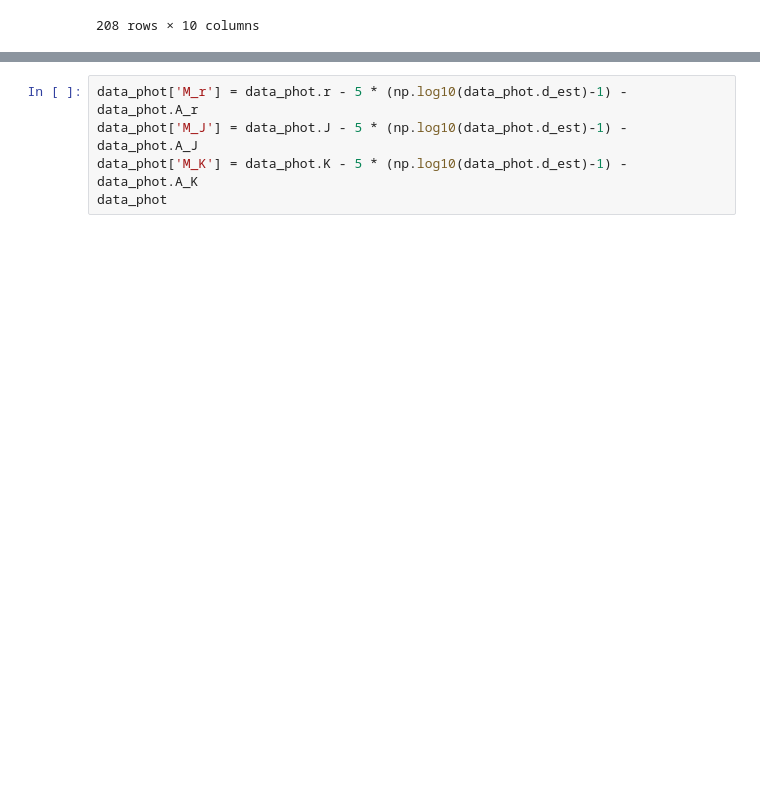
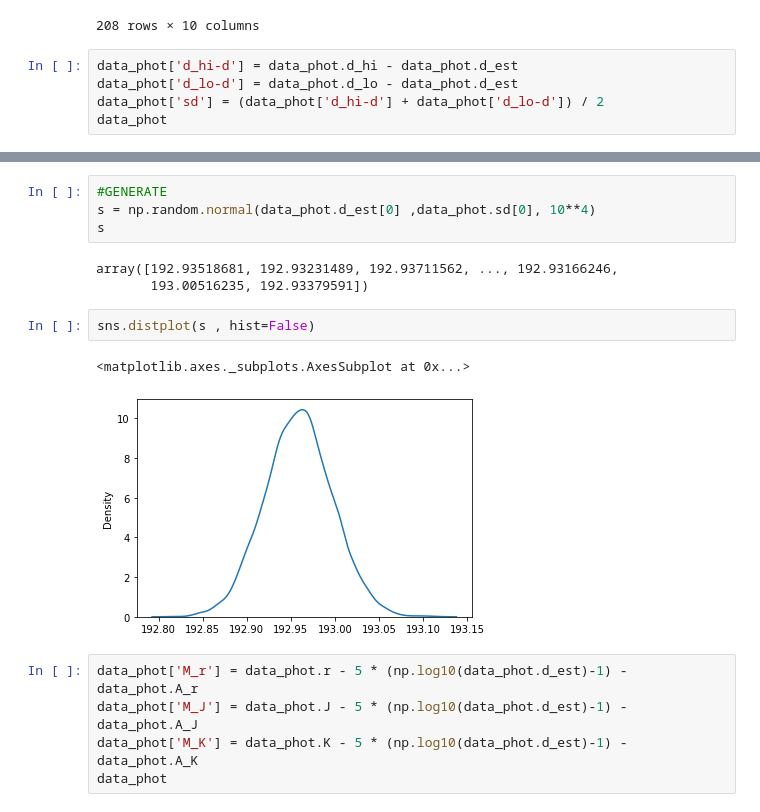
Before and after one commit to Nongbon/INTERNSHIP_NARIT, a Jupyter notebook: M_phot.ipynb, the cells around one changed output, grey strips where cells are left out. Drawn from its saved outputs; the diff is of its cells as text; blank space fills up the shorter version.

```diff
--- a/M_phot.ipynb
+++ b/M_phot.ipynb
@@ -39,3 +36,8 @@ data_phot
 | 206 | 12784248 | 79.894261 | 79.242447 | 80.556692 | 0.020554 | 0.005381 | 0.001333 | 18.788 | 14.281 | 13.403 |
 | 207 | 12884812 | 126.623999 | 125.623639 | 127.640130 | 0.027031 | 0.007076 | 0.001753 | 16.742 | 13.406 | 12.527 |
 208 rows × 10 columns
+# %%
+data_phot['d_hi-d'] = data_phot.d_hi - data_phot.d_est
+data_phot['d_lo-d'] = data_phot.d_lo - data_phot.d_est
+data_phot['sd'] = (data_phot['d_hi-d'] + data_phot['d_lo-d']) / 2
+data_phot
@@ -42,3 +58,15 @@ data_phot
+# %%
+#GENERATE
+s = np.random.normal(data_phot.d_est[0] ,data_phot.sd[0], 10**4)
+s
+# %% [output]
+array([192.93518681, 192.93231489, 192.93711562, ..., 192.93166246,
+       193.00516235, 192.93379591])
+# %%
+sns.distplot(s , hist=False)
+# %% [output]
+<matplotlib.axes._subplots.AxesSubplot at 0x...>
+[figure, added]
 # %%
 data_phot['M_r'] = data_phot.r - 5 * (np.log10(data_phot.d_est)-1) - data_phot.A_r
 data_phot['M_J'] = data_phot.J - 5 * (np.log10(data_phot.d_est)-1) - data_phot.A_J
```
Also changed, not shown: parts of 3 cells of this notebook.
